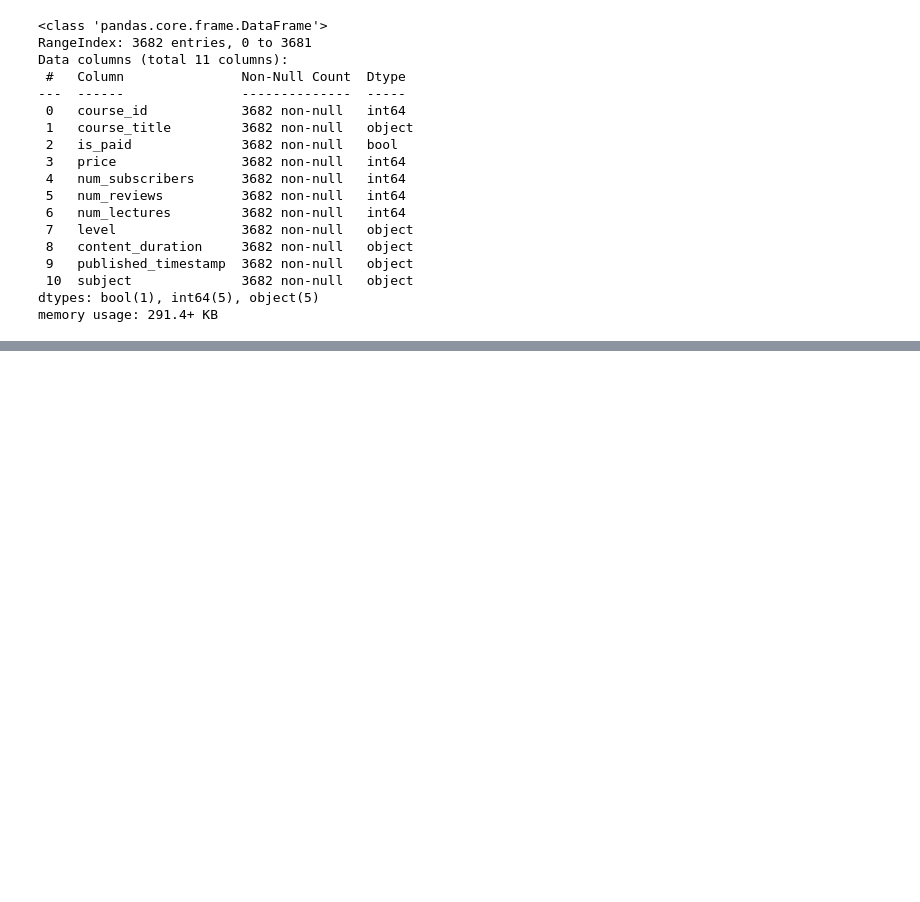
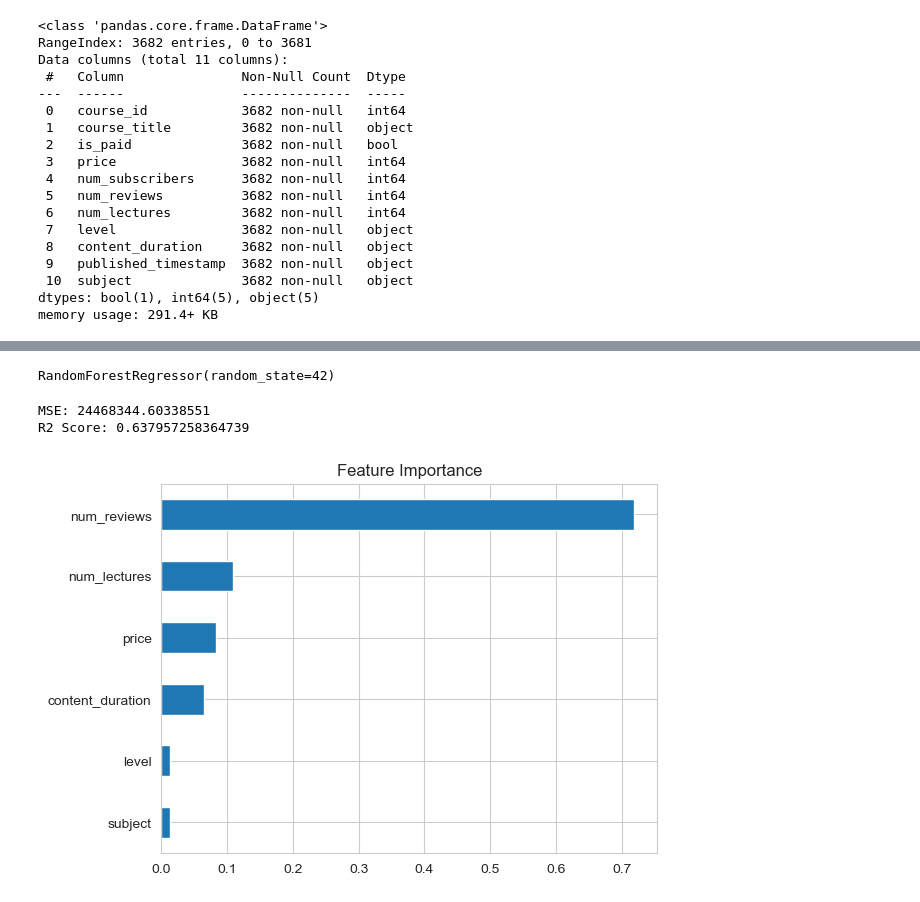
Before and after one commit to AfraBinteAzad/Udemy-Course-Data-Analysis, a Jupyter notebook: code.ipynb, the cells around one changed output, grey strips where cells are left out. Saved outputs shown, nothing was run; the diff lists cells and outputs as text; code cells hidden in the pictures; blank space fills up the shorter version.

```diff
--- a/code.ipynb
+++ b/code.ipynb
@@ -249,0 +220,8 @@ plt.show()
+# %%
+from sklearn.preprocessing import LabelEncoder
+
+le_level = LabelEncoder()
+le_subject = LabelEncoder()
+
+X.loc[:, 'level'] = le_level.fit_transform(X['level'])
+X.loc[:, 'subject'] = le_subject.fit_transform(X['subject'])
@@ -249,0 +238,15 @@ plt.show()
+# %%
+X = X.dropna()
+y = y.loc[X.index]
+# %%
+from sklearn.model_selection import train_test_split
+
+X_train, X_test, y_train, y_test = train_test_split(
+    X, y, test_size=0.2, random_state=42
+)
+# %%
+model = RandomForestRegressor(n_estimators=100, random_state=42)
+
+model.fit(X_train, y_train)
+# %% [output]
+RandomForestRegressor(random_state=42)
@@ -249,0 +255,17 @@ plt.show()
+# %%
+mse = mean_squared_error(y_test, y_pred)
+r2 = r2_score(y_test, y_pred)
+
+print("MSE:", mse)
+print("R2 Score:", r2)
+# %% [output]
+MSE: 24468344.60338551
+R2 Score: 0.637957258364739
+# %%
+importance = pd.Series(model.feature_importances_, index=X.columns)
+
+importance.sort_values().plot(kind='barh')
+plt.title("Feature Importance")
+plt.show()
+# %% [output]
+[figure, added]
```
Also changed, not shown: parts of 22 cells of this notebook, 16 other files.
